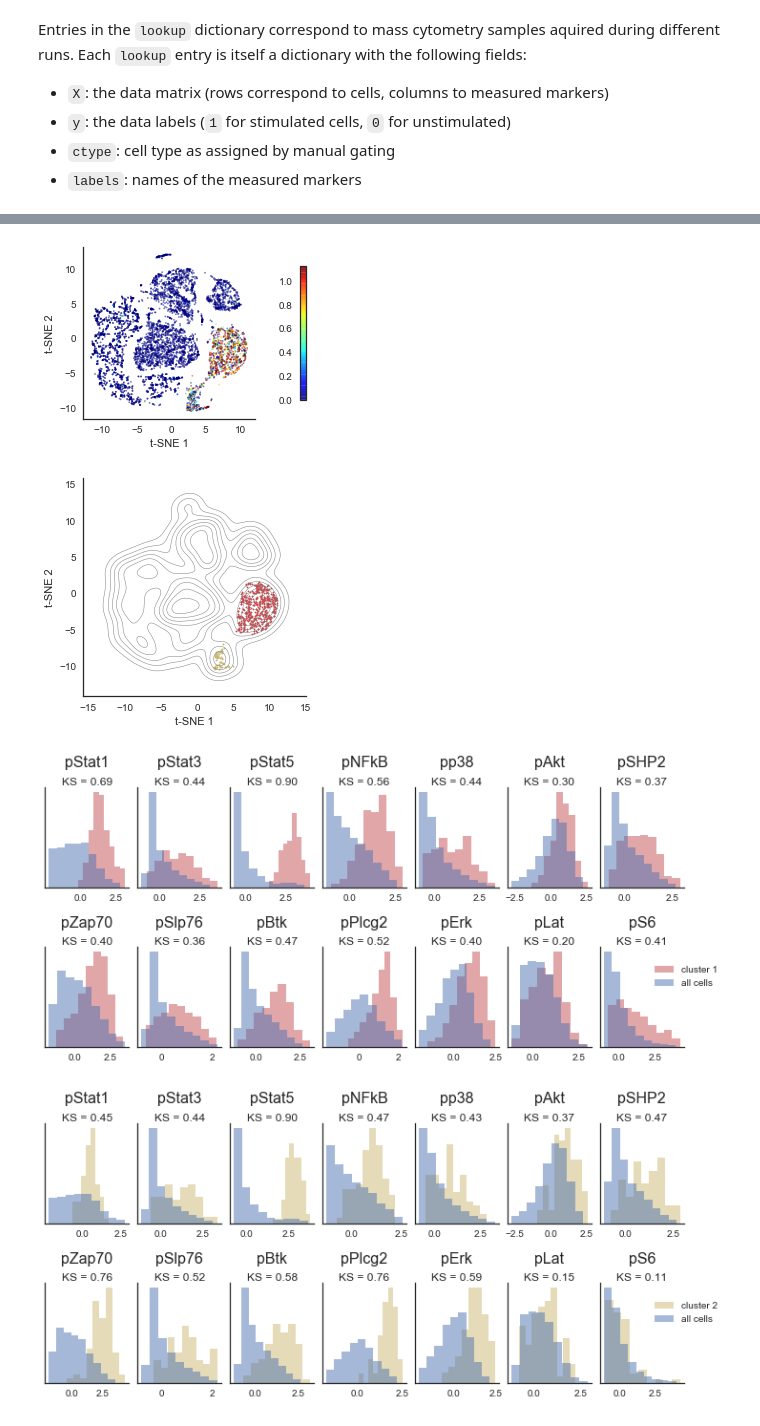
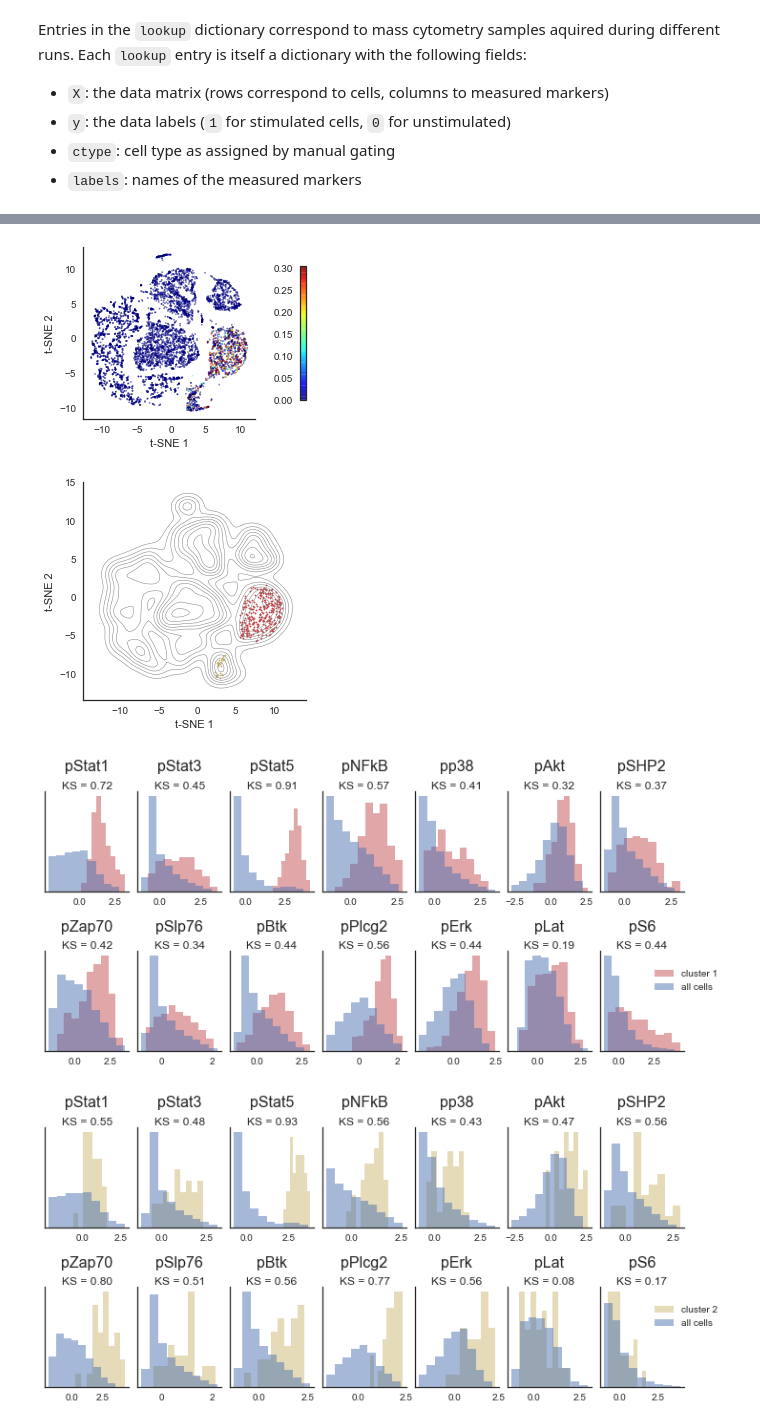
Before and after one commit to eiriniar/CellCnn, a Jupyter notebook: cellCnn/examples/PBMC.ipynb, the cells around one changed output, grey strips where cells are left out. Saved outputs shown, nothing was run; the diff lists cells and outputs as text; code cells hidden in the pictures.

```diff
--- a/cellCnn/examples/PBMC.ipynb
+++ b/cellCnn/examples/PBMC.ipynb
@@ -66,10 +66,10 @@ train_phenotypes = [0, 1]
 # Train 3 different networks on subsets of 200 cells each.
 # Generate 3000 multi-cell inputs for each class.
 # The networks have 3 filters.
-# Training stops after looping through the traing data 10 times.
+# Training stops after looping through the training data 10 times.
 
 model = CellCnn(nrun=3, ncell=200, nsubset=3000, nfilter_choice=[3],
-                coeff_l2=1e-3, max_epochs=10)
+                coeff_l2=1e-4, max_epochs=10)
 
 # Now fit the model using the training data
 model.fit(train_samples, train_phenotypes, OUTDIR)
@@ -157,11 +157,11 @@ plt.ylabel('t-SNE 2')
 sns.despine()
 plt.show()
 # %% [output]
-[figure, old version]
+[figure, new version]
 # %%
 # set a cell filter activity threshold to define the cell subset selected by the filter
 
-thres = .4
+thres = .1
 x_surface_pos = x_surface[g > thres]
 x_signaling_pos = x_signaling[g > thres]
 x_tsne_pos = x_tsne[g > thres]
@@ -185,7 +185,7 @@ fig, ax = plt.subplots(figsize=(4,4))
 sns.kdeplot(x_tsne[:,0], x_tsne[:,1], colors='gray', cmap=None, linewidths=0.5)
 i = 0
 for key, val in c.items():
-    if (key != -1) and (val > 50):
+    if (key != -1) and (val > 10):
         i += 1
         pop_cond = (pop_clusters == key)
         a_pos = x_tsne_pos[pop_cond]
@@ -195,29 +195,29 @@ plt.ylabel('t-SNE 2')
 sns.despine()
 plt.show()
 # %% [output]
-[figure, old version]
+[figure, new version]
 # %%
 # histograms of measured marker abundances for the whole cell population and the selected cell subsets
 # KS: Kolmogorov-Smirnov two-sample test statistic
 
 from scipy.stats import ks_2samp
 from cellCnn.plotting import plot_marker_distribution
 
 i = 0
 for key, val in c.items():
-    if (key != -1) and (val > 50):
+    if (key != -1) and (val > 10):
         i += 1
         pop_cond = (pop_clusters == key)
         b_pos = x_signaling_pos[pop_cond]
 
         ks_list = []
         for j in range(nmark):
             ks = ks_2samp(b_pos[:,j], x0_signaling[:,j])
             ks_list.append('KS = %.2f' % ks[0])
 
         plot_marker_distribution([b_pos, x0_signaling], ['cluster %d' % i, 'all cells'],
                                  signaling_labels, grid_size=(2,7), ks_list=ks_list, figsize=(12,5),
                                  colors=cols[[i, 0]], hist=True)
 # %% [output]
-[figure, old version]
+[figure, new version]
-[figure, old version]
+[figure, new version]
```
Also changed, not shown: parts of 3 cells of this notebook, 10 other files.
